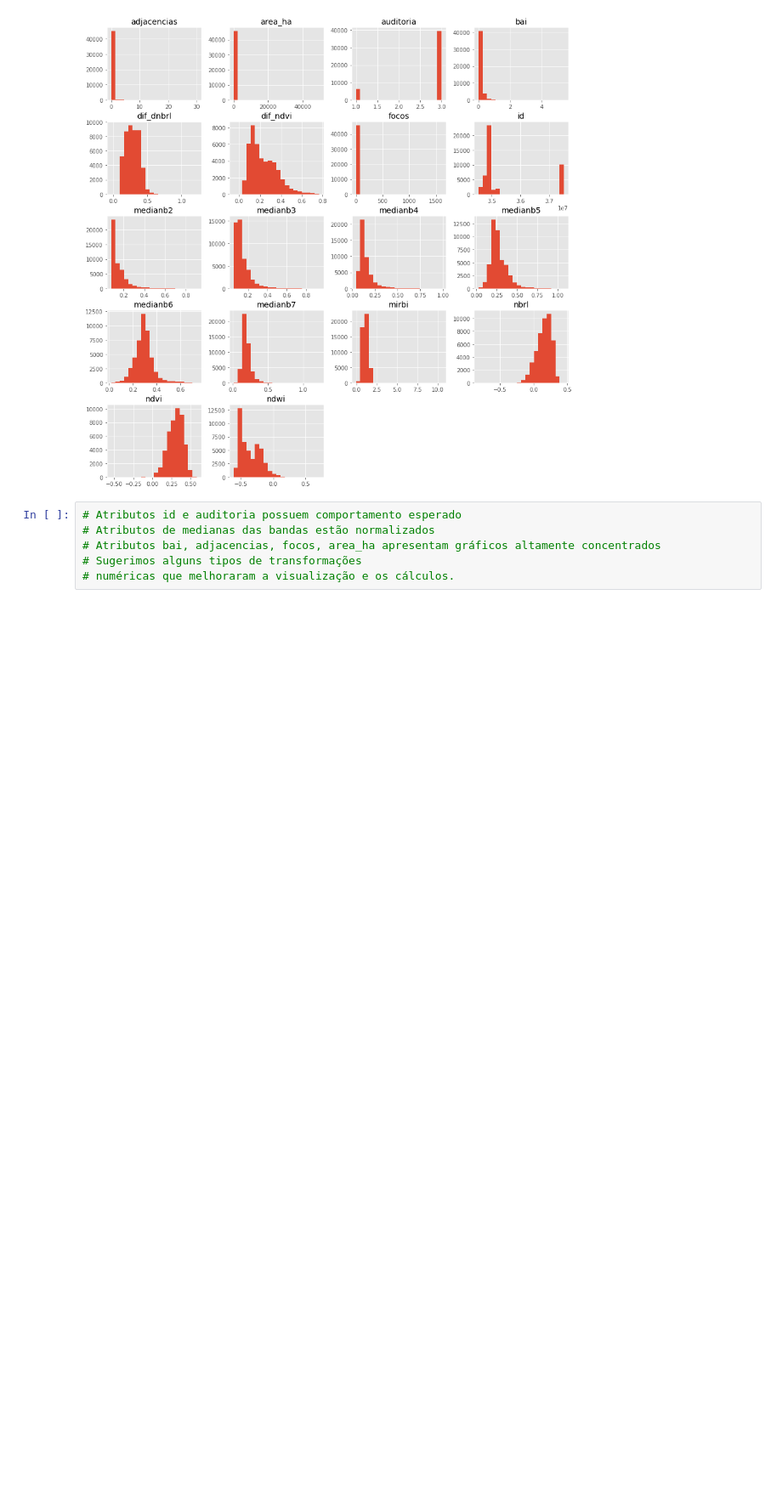
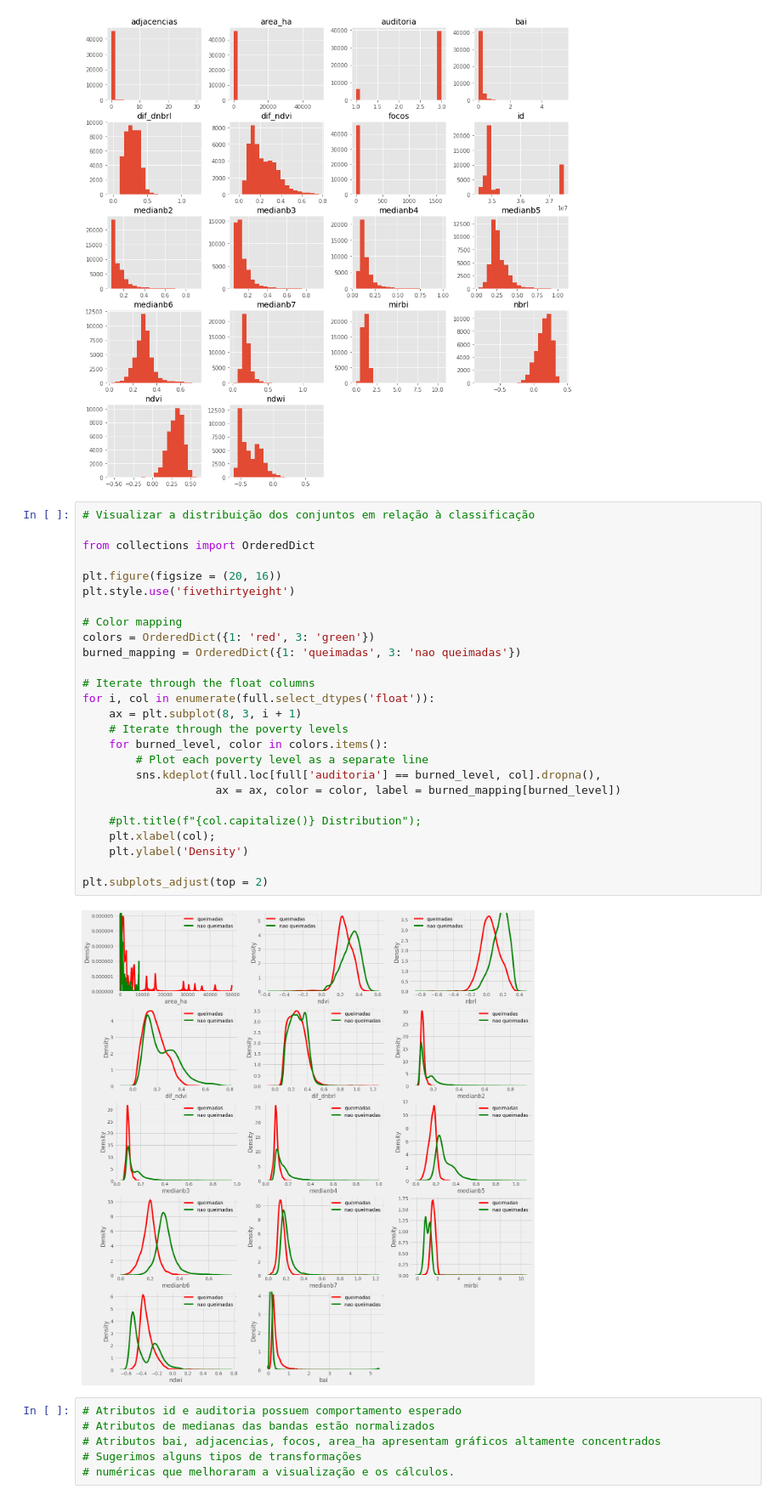
Before and after one commit to OlgaBittencourt/BurnedAreas, a Jupyter notebook: Criacao_modelo_classificacao_223_067.ipynb, the cells around one changed output. Shown at 85% size. Saved outputs shown, nothing was run; the diff lists cells and outputs as text; blank space fills up the shorter version.

```diff
--- a/Criacao_modelo_classificacao_223_067.ipynb
+++ b/Criacao_modelo_classificacao_223_067.ipynb
@@ -132,6 +132,34 @@ full.hist(bins=20, figsize=(15, 15))
 plt.show()
 # %% [output]
 [figure]
+# %%
+# Visualizar a distribuição dos conjuntos em relação à classificação
+
+from collections import OrderedDict
+
+plt.figure(figsize = (20, 16))
+plt.style.use('fivethirtyeight')
+
+# Color mapping
+colors = OrderedDict({1: 'red', 3: 'green'})
+burned_mapping = OrderedDict({1: 'queimadas', 3: 'nao queimadas'})
+
+# Iterate through the float columns
+for i, col in enumerate(full.select_dtypes('float')):
+    ax = plt.subplot(8, 3, i + 1)
+    # Iterate through the poverty levels
+    for burned_level, color in colors.items():
+        # Plot each poverty level as a separate line
+        sns.kdeplot(full.loc[full['auditoria'] == burned_level, col].dropna(),
+                    ax = ax, color = color, label = burned_mapping[burned_level])
+
+    #plt.title(f"{col.capitalize()} Distribution");
+    plt.xlabel(col);
+    plt.ylabel('Density')
+
+plt.subplots_adjust(top = 2)
+# %% [output]
+[figure, added]
 # %%
 # Atributos id e auditoria possuem comportamento esperado
 # Atributos de medianas das bandas estão normalizados
```
Also changed, not shown: 15 other files.
